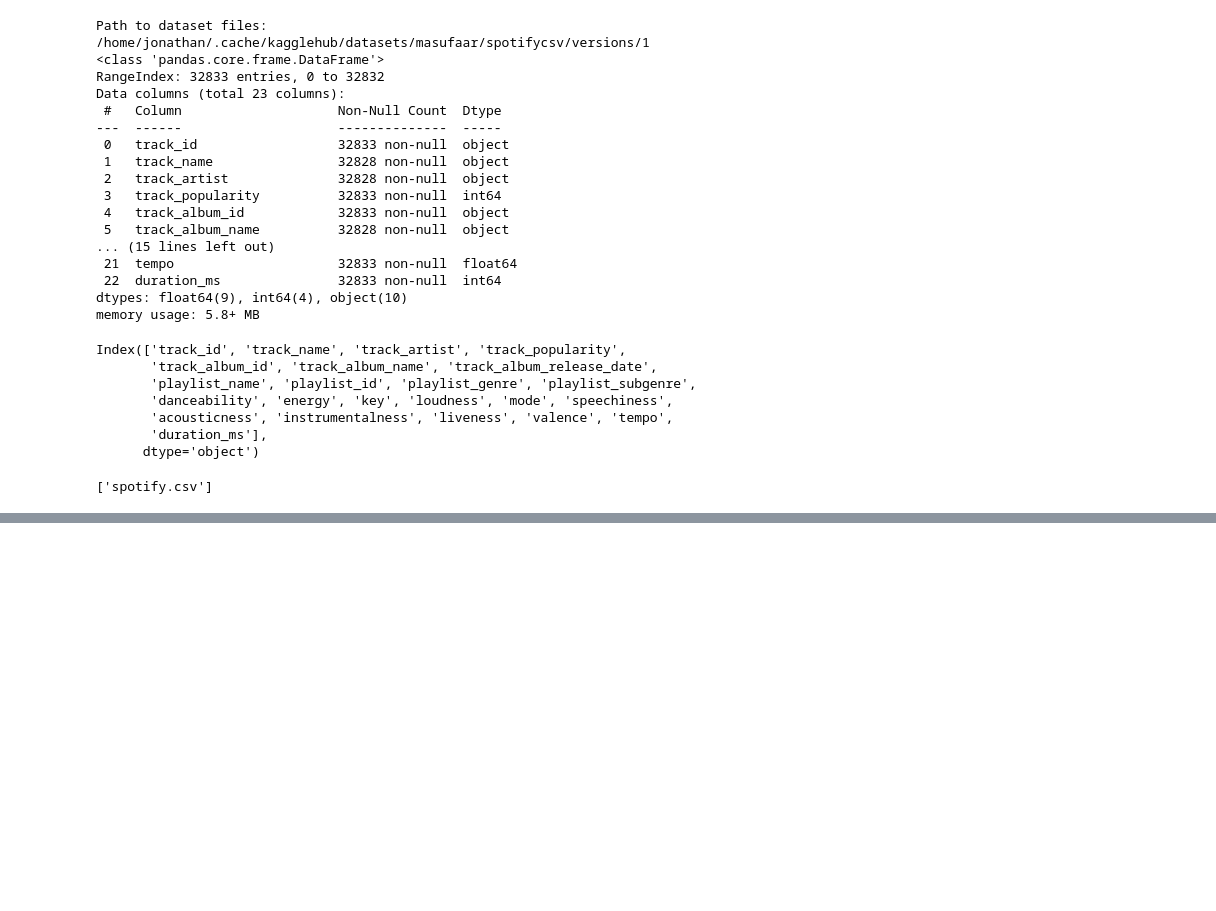
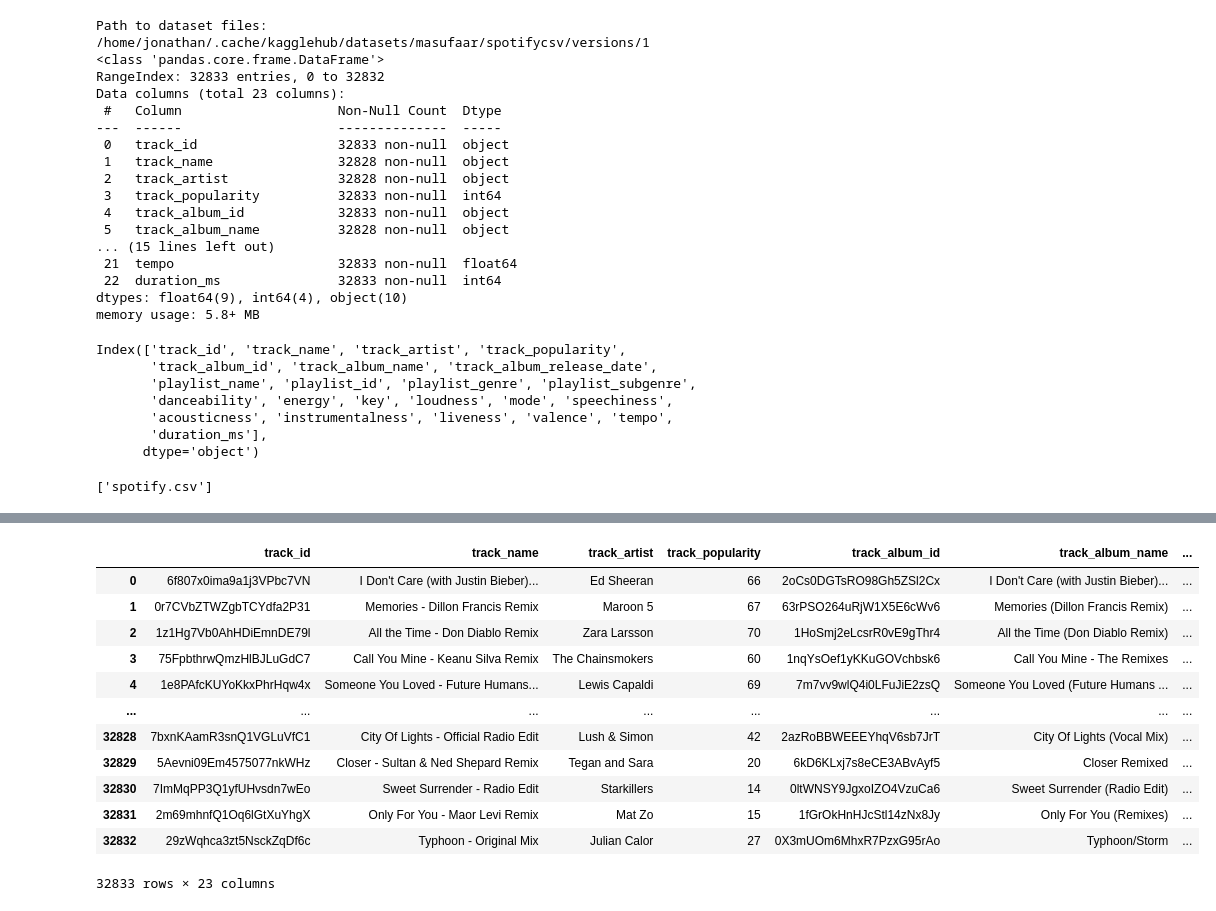
Before and after one commit to JhonCostaDev/Kaggle_training, a Jupyter notebook: data_visualization/2_line_charts.ipynb, the cells around one changed output, grey strips where cells are left out. Saved outputs shown, nothing was run; the diff lists cells and outputs as text; code cells hidden in the pictures; blank space fills up the shorter version.

```diff
--- a/data_visualization/2_line_charts.ipynb
+++ b/data_visualization/2_line_charts.ipynb
@@ -45,0 +183,16 @@ os.listdir('/home/jonathan/.cache/kagglehub/datasets/masufaar/spotifycsv/version
+# %%
+data
+# %% [output]
+|  | track_id | track_name | track_artist | track_popularity | track_album_id | track_album_name | ... |
+| 0 | 6f807x0ima9a1j3VPbc7VN | I Don't Care (with Justin Bieber)... | Ed Sheeran | 66 | 2oCs0DGTsRO98Gh5ZSl2Cx | I Don't Care (with Justin Bieber)... | ... |
+| 1 | 0r7CVbZTWZgbTCYdfa2P31 | Memories - Dillon Francis Remix | Maroon 5 | 67 | 63rPSO264uRjW1X5E6cWv6 | Memories (Dillon Francis Remix) | ... |
+| 2 | 1z1Hg7Vb0AhHDiEmnDE79l | All the Time - Don Diablo Remix | Zara Larsson | 70 | 1HoSmj2eLcsrR0vE9gThr4 | All the Time (Don Diablo Remix) | ... |
+| 3 | 75FpbthrwQmzHlBJLuGdC7 | Call You Mine - Keanu Silva Remix | The Chainsmokers | 60 | 1nqYsOef1yKKuGOVchbsk6 | Call You Mine - The Remixes | ... |
+| 4 | 1e8PAfcKUYoKkxPhrHqw4x | Someone You Loved - Future Humans... | Lewis Capaldi | 69 | 7m7vv9wlQ4i0LFuJiE2zsQ | Someone You Loved (Future Humans ... | ... |
+| ... | ... | ... | ... | ... | ... | ... | ... |
+| 32828 | 7bxnKAamR3snQ1VGLuVfC1 | City Of Lights - Official Radio Edit | Lush & Simon | 42 | 2azRoBBWEEEYhqV6sb7JrT | City Of Lights (Vocal Mix) | ... |
+| 32829 | 5Aevni09Em4575077nkWHz | Closer - Sultan & Ned Shepard Remix | Tegan and Sara | 20 | 6kD6KLxj7s8eCE3ABvAyf5 | Closer Remixed | ... |
+| 32830 | 7ImMqPP3Q1yfUHvsdn7wEo | Sweet Surrender - Radio Edit | Starkillers | 14 | 0ltWNSY9JgxoIZO4VzuCa6 | Sweet Surrender (Radio Edit) | ... |
+| 32831 | 2m69mhnfQ1Oq6lGtXuYhgX | Only For You - Maor Levi Remix | Mat Zo | 15 | 1fGrOkHnHJcStl14zNx8Jy | Only For You (Remixes) | ... |
+| 32832 | 29zWqhca3zt5NsckZqDf6c | Typhoon - Original Mix | Julian Calor | 27 | 0X3mUOm6MhxR7PzxG95rAo | Typhoon/Storm | ... |
+32833 rows × 23 columns
```
Also changed, not shown: parts of 14 cells of this notebook, 1 other file.
